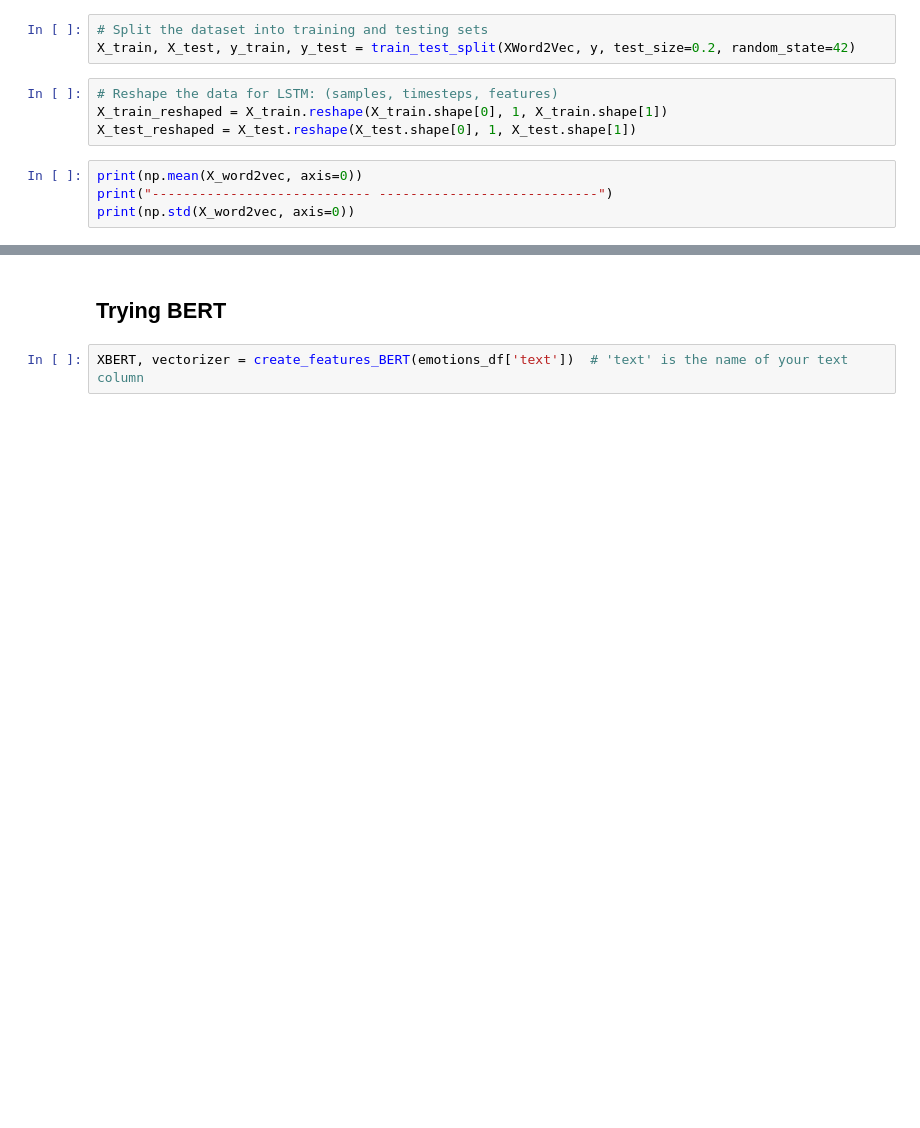
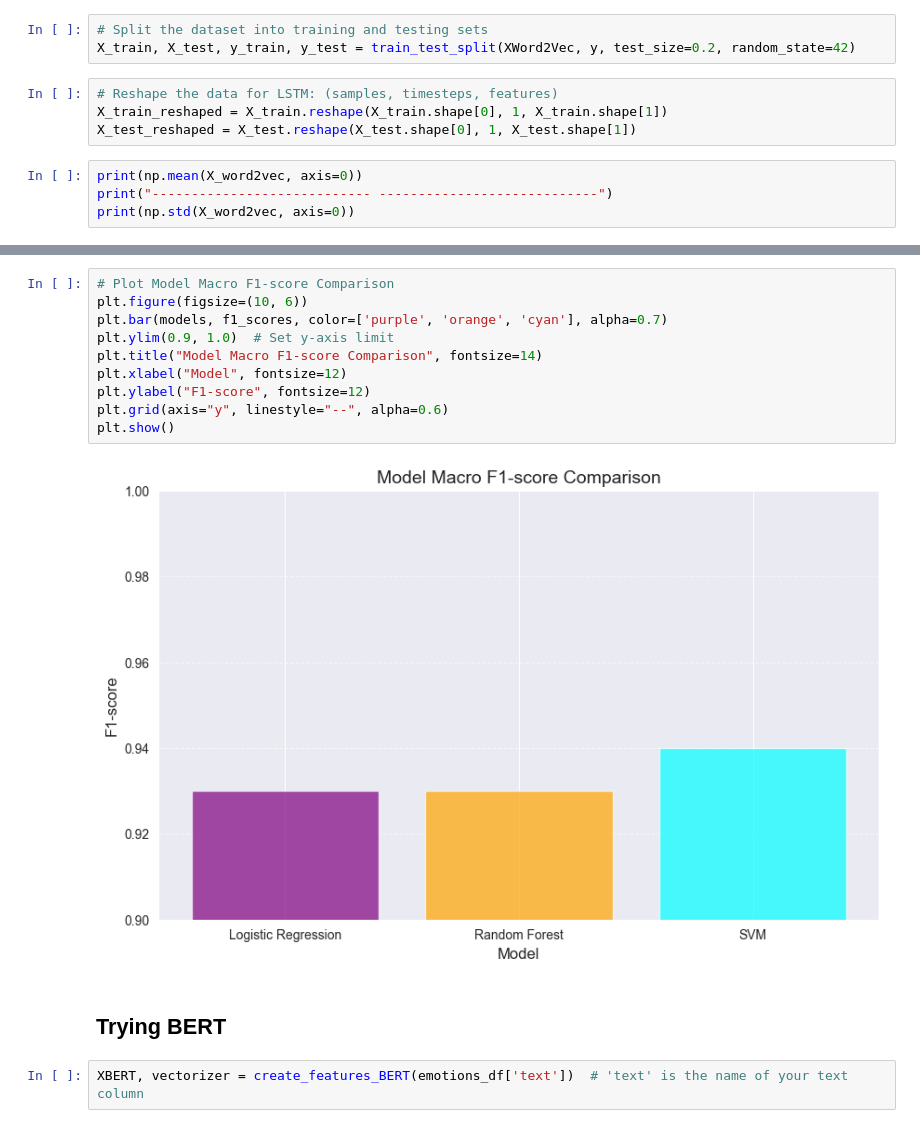
Before and after one commit to JamesAdeshina/Emotion_Classifier, a Jupyter notebook: main.ipynb, the cells around one changed output, grey strips where cells are left out. Cells and saved outputs as stored; diff of their text form; blank space fills up the shorter version.

```diff
--- a/main.ipynb
+++ b/main.ipynb
@@ -782,3 +823,15 @@ Test Accuracy: 0.5429511666297913
+# %%
+# Plot Model Macro F1-score Comparison
+plt.figure(figsize=(10, 6))
+plt.bar(models, f1_scores, color=['purple', 'orange', 'cyan'], alpha=0.7)
+plt.ylim(0.9, 1.0)  # Set y-axis limit
+plt.title("Model Macro F1-score Comparison", fontsize=14)
+plt.xlabel("Model", fontsize=12)
+plt.ylabel("F1-score", fontsize=12)
+plt.grid(axis="y", linestyle="--", alpha=0.6)
+plt.show()
+# %% [output]
+[figure, added]
 # %% [markdown]
 ## Trying BERT
 # %%
```
Also changed, not shown: parts of 58 cells of this notebook, 1 other file.
